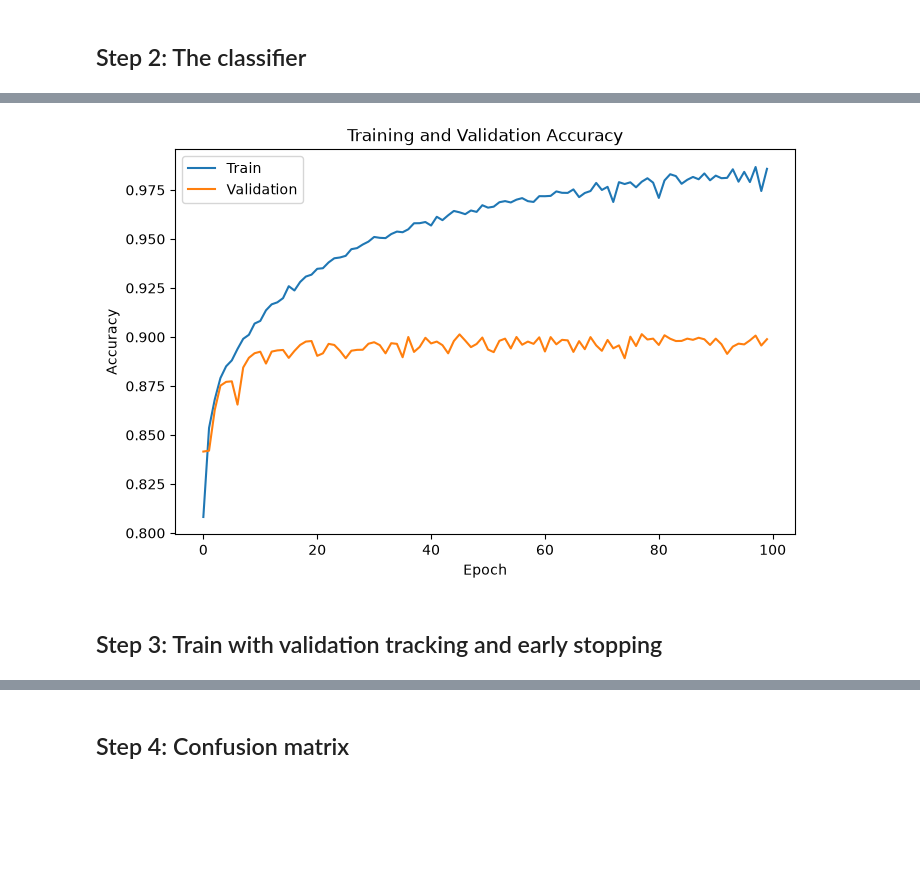
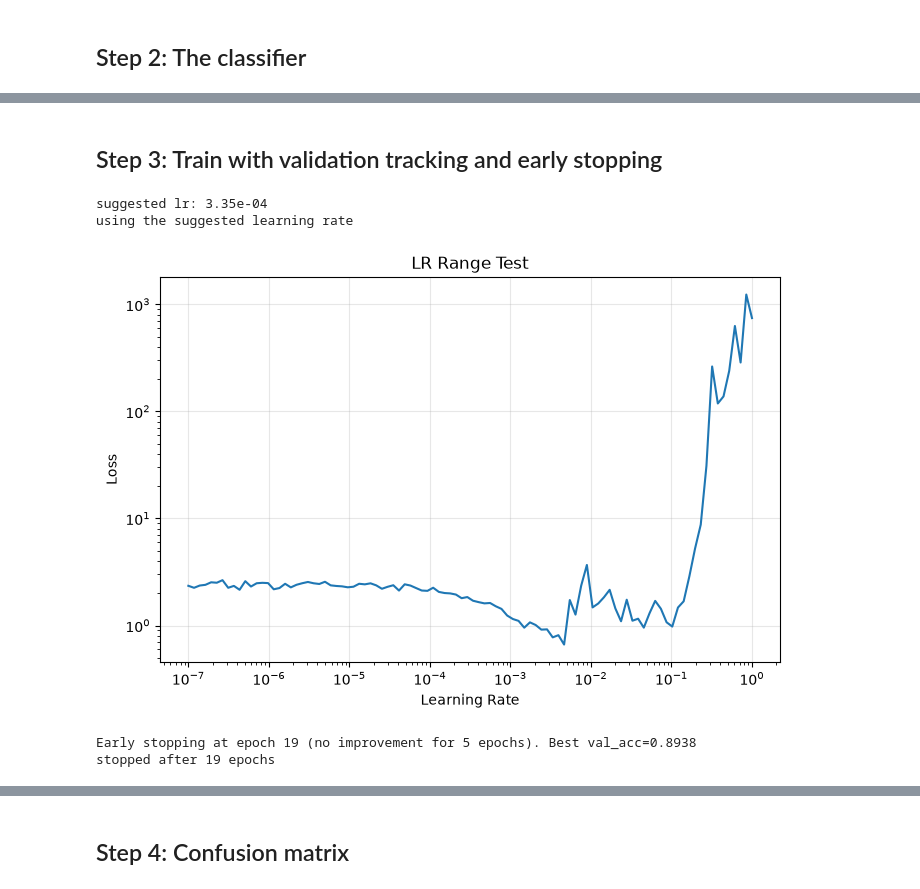
Before and after one commit to NatalTiger26/lab4_neural_networks, a Jupyter notebook: day2_classification_starter.ipynb, the cells around one changed output, grey strips where cells are left out. Drawn from its saved outputs; the diff is of its cells as text; code cells hidden in the pictures; blank space fills up the shorter version.

```diff
--- a/day2_classification_starter.ipynb
+++ b/day2_classification_starter.ipynb
@@ -300,16 +97,61 @@ plt.show()
-# %%
-plt.figure(figsize=(8, 5))
-
-plt.plot(history["train_acc"], label="Train")
-plt.plot(history["val_acc"], label="Validation")
-
-plt.xlabel("Epoch")
-plt.ylabel("Accuracy")
-plt.title("Training and Validation Accuracy")
-
-plt.legend()
-plt.show()
-# %% [output]
-[figure, removed]
 # %% [markdown]
 ## Step 3: Train with validation tracking and early stopping
+# %%
+EPOCHS = 50
+PATIENCE = 5
+
+loss_fn = nn.CrossEntropyLoss()
+optimizer = optim.Adam(model.parameters(), lr=1e-3)
+
+
+
+suggested_lr, lrs, losses = find_lr(
+    model,
+    train_loader,
+    optimizer,
+    loss_fn,
+    init_lr=1e-7,
+    final_lr=1,
+    num_iter=100,
+    device=device,
+)
+
+print(f"suggested lr: {suggested_lr:.2e}")
+
+optimizer.param_groups[0]["lr"] = suggested_lr
+print("using the suggested learning rate")
+
+
+# optional: look at the curve yourself
+plt.figure(figsize=(8, 5))
+plt.plot(lrs, losses)
+plt.xscale("log")
+plt.yscale("log")
+plt.xlabel("Learning Rate")
+plt.ylabel("Loss")
+plt.title("LR Range Test")
+plt.grid(True, alpha=0.3)
+plt.show()
+# %% [output]
+suggested lr: 3.35e-04
+using the suggested learning rate
+[figure, added]
+# %%
+model, history = training(
+    model=model,
+    train_loader=train_loader,
+    val_loader=val_loader,
+    epochs=EPOCHS,
+    optimizer=optimizer,
+    loss_fn=loss_fn,
+    device=device,
+    metrics=["loss", "acc"],
+    patience=PATIENCE,
+    early_stop_metric="val_acc",
+    early_stop_mode="max",
+)
+
+print(f"stopped after {len(history['train_loss'])} epochs")
+# %% [output]
+Early stopping at epoch 19 (no improvement for 5 epochs). Best val_acc=0.8938
+stopped after 19 epochs
```
Also changed, not shown: parts of 16 cells of this notebook, 3 other files.
